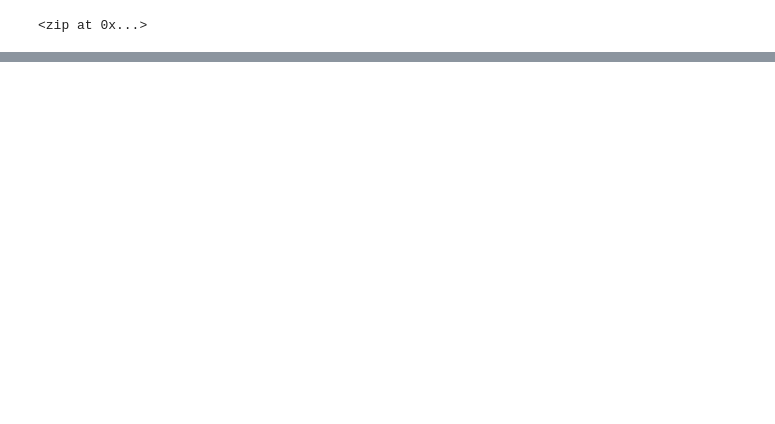
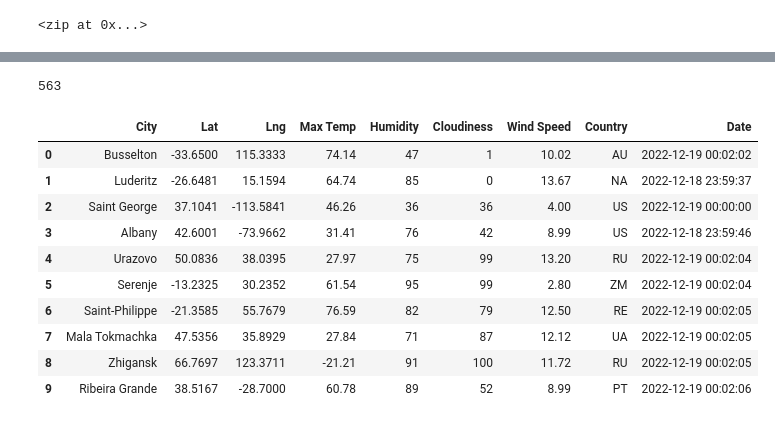
Before and after one commit to diamondcastles/World_Weather_Analysis, a Jupyter notebook: WeatherPy.ipynb, the cells around one changed output, grey strips where cells are left out. Drawn from its saved outputs; the diff is of its cells as text; code cells hidden in the pictures; blank space fills up the shorter version.

```diff
--- a/WeatherPy.ipynb
+++ b/WeatherPy.ipynb
@@ -43,2 +48,2 @@ for coordinate in coordinates:
 # %%
-from citipy import citipy
+url = "http://api.openweathermap.org/data/2.5/weather?units=Imperial&APPID=" + weather_api_key
@@ -58,0 +160,20 @@ len(cities)
+# %%
+print(len(city_data))
+# %% [output]
+563
+# %%
+# Convert the array of dictionaries to a Pandas DataFrame.
+city_data_df = pd.DataFrame(city_data)
+city_data_df.head(10)
+# %% [output]
+|  | City | Lat | Lng | Max Temp | Humidity | Cloudiness | Wind Speed | Country | Date |
+| 0 | Busselton | -33.6500 | 115.3333 | 74.14 | 47 | 1 | 10.02 | AU | 2022-12-19 00:02:02 |
+| 1 | Luderitz | -26.6481 | 15.1594 | 64.74 | 85 | 0 | 13.67 | NA | 2022-12-18 23:59:37 |
+| 2 | Saint George | 37.1041 | -113.5841 | 46.26 | 36 | 36 | 4.00 | US | 2022-12-19 00:00:00 |
+| 3 | Albany | 42.6001 | -73.9662 | 31.41 | 76 | 42 | 8.99 | US | 2022-12-18 23:59:46 |
+| 4 | Urazovo | 50.0836 | 38.0395 | 27.97 | 75 | 99 | 13.20 | RU | 2022-12-19 00:02:04 |
+| 5 | Serenje | -13.2325 | 30.2352 | 61.54 | 95 | 99 | 2.80 | ZM | 2022-12-19 00:02:04 |
+| 6 | Saint-Philippe | -21.3585 | 55.7679 | 76.59 | 82 | 79 | 12.50 | RE | 2022-12-19 00:02:05 |
+| 7 | Mala Tokmachka | 47.5356 | 35.8929 | 27.84 | 71 | 87 | 12.12 | UA | 2022-12-19 00:02:05 |
+| 8 | Zhigansk | 66.7697 | 123.3711 | -21.21 | 91 | 100 | 11.72 | RU | 2022-12-19 00:02:05 |
+| 9 | Ribeira Grande | 38.5167 | -28.7000 | 60.78 | 89 | 52 | 8.99 | PT | 2022-12-19 00:02:06 |
```
Also changed, not shown: parts of 7 cells of this notebook, 1 other file.
